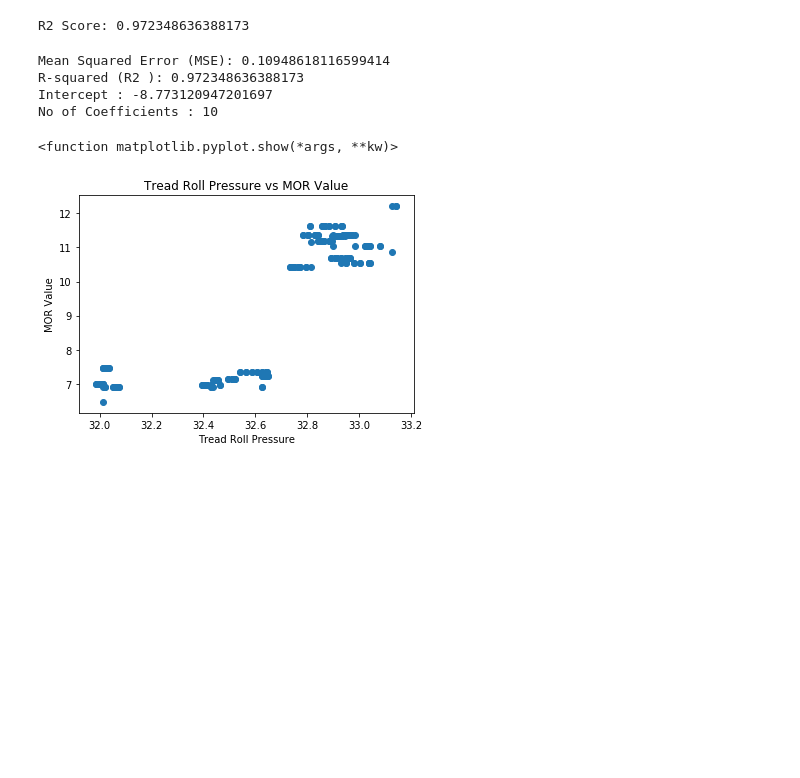
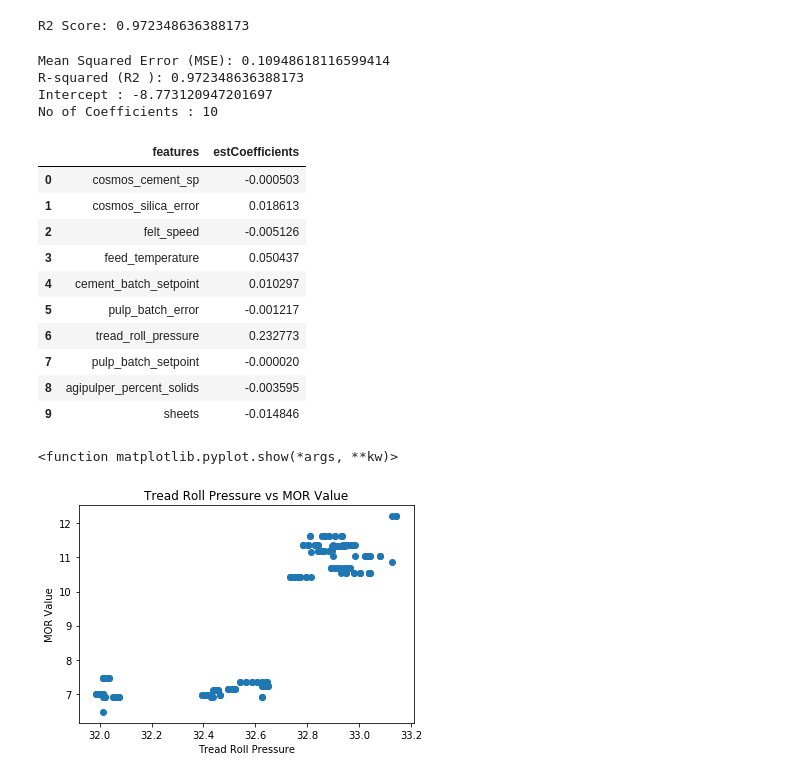
Before and after one commit to sujitsingh01/FinalProjectUCI, a Jupyter notebook: Resources/PredictData_Regression.ipynb, the cells around one changed output. Saved outputs shown, nothing was run; the diff lists cells and outputs as text; code cells hidden in the pictures; blank space fills up the shorter version.

```diff
--- a/Resources/PredictData_Regression.ipynb
+++ b/Resources/PredictData_Regression.ipynb
@@ -9,12 +9,12 @@ import sklearn
 file ='data.csv'
 df = pd.read_csv(file)
 
-df1 = df['product_group']=='Backer'
-df2 = df[((df['line']=='SM1') | (df['line']=='SM2')| (df['line']=='SM3')) & (df['product_group']=='Batten')]
-df3 = df['line']=='SM2'
+#df1 = df['product_group']=='Backer'
+df1 = df[((df['line']=='SM1') | (df['line']=='SM2')| (df['line']=='SM3')) & (df['product_group']=='Batten')]
+#df3 = df['line']=='SM2'
 
 #df=df[df1 & df2 ]
-df2.head()
+df1.head()
 # %% [output]
 |  | id | number | started_at | manufactured_at | line | SMMainGroup | product_group | product_material | ... |
 | 0 | 387913 | 690349 | 11/30/2018 5:45 | 11/30/2018 6:15 | SM2 | 2005557 | Batten | 4/4\RusticBattensD15" | ... |
@@ -26,7 +26,7 @@ df2.head()
 # %%
 
 #Select few variables to begin with in your data frame
-datat=df2[["cosmos_cement_sp","cosmos_silica_error", "felt_speed","feed_temperature",
+datat=df1[["cosmos_cement_sp","cosmos_silica_error", "felt_speed","feed_temperature",
           "cement_batch_setpoint","pulp_batch_error","tread_roll_pressure","pulp_batch_setpoint",
           "agipulper_percent_solids","sheets", "mor_filled"]]
 
@@ -87,6 +87,19 @@ No of Coefficients : 10
 # %%
 features = pd.DataFrame(list(zip(X.columns, model.coef_)), columns =['features','estCoefficients'])
 features.to_excel("coefficients.xlsx")
+features
+# %% [output]
+|  | features | estCoefficients |
+| 0 | cosmos_cement_sp | -0.000503 |
+| 1 | cosmos_silica_error | 0.018613 |
+| 2 | felt_speed | -0.005126 |
+| 3 | feed_temperature | 0.050437 |
+| 4 | cement_batch_setpoint | 0.010297 |
+| 5 | pulp_batch_error | -0.001217 |
+| 6 | tread_roll_pressure | 0.232773 |
+| 7 | pulp_batch_setpoint | -0.000020 |
+| 8 | agipulper_percent_solids | -0.003595 |
+| 9 | sheets | -0.014846 |
 # %%
 plt.scatter(data.tread_roll_pressure,data.mor_filled)
 plt.xlabel("Tread Roll Pressure")
```
Also changed, not shown: parts of 3 cells of this notebook, 5 other files.
